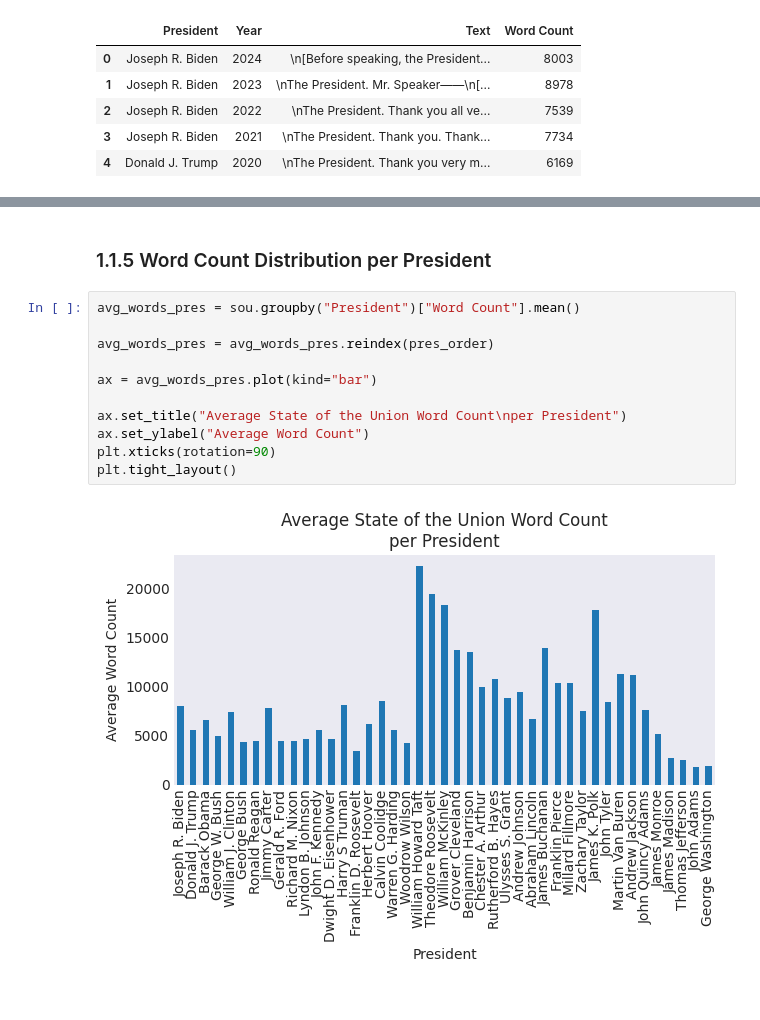
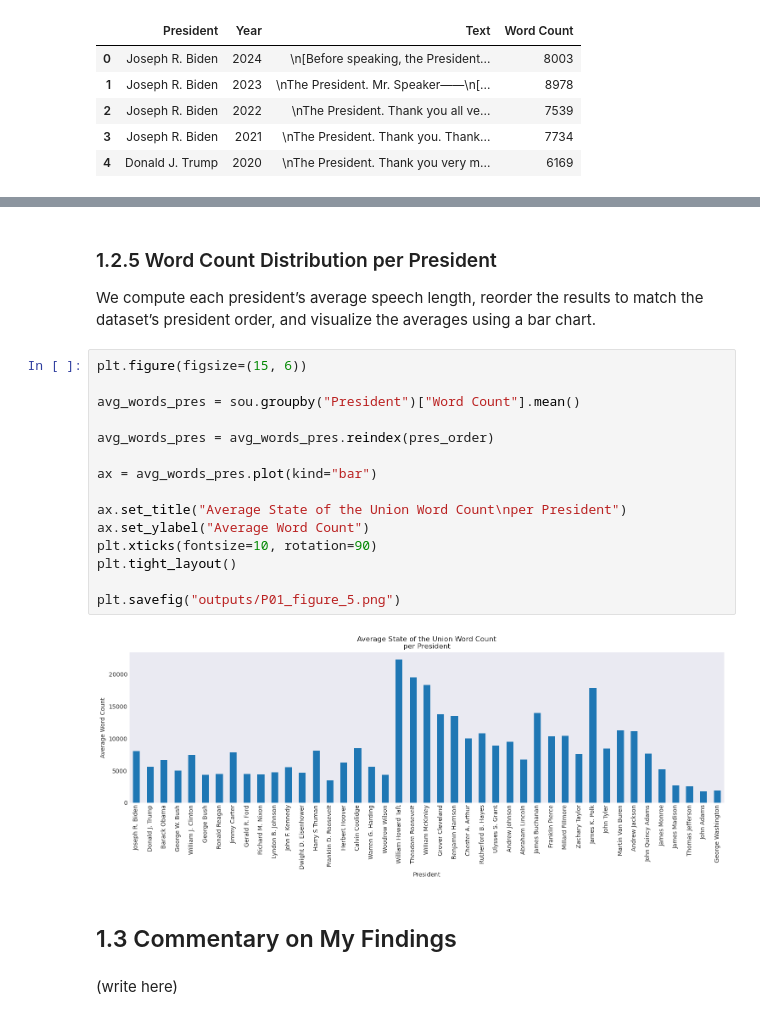
Before and after one commit to UCB-stat-159-f25/proj02-group23, a Jupyter notebook: nlp-P01.ipynb, the cells around one changed output, grey strips where cells are left out. Drawn from its saved outputs; the diff is of its cells as text.

```diff
--- a/nlp-P01.ipynb
+++ b/nlp-P01.ipynb
@@ -99,15 +121,25 @@ plt.tight_layout()
 # %% [markdown]
-### 1.1.5 Word Count Distribution per President
+### 1.2.5 Word Count Distribution per President
+
+We compute each president’s average speech length, reorder the results to match the dataset’s president order, and visualize the averages using a bar chart.
 # %%
+plt.figure(figsize=(15, 6))
+
 avg_words_pres = sou.groupby("President")["Word Count"].mean()
 
 avg_words_pres = avg_words_pres.reindex(pres_order)
 
 ax = avg_words_pres.plot(kind="bar")
 
 ax.set_title("Average State of the Union Word Count\nper President")
 ax.set_ylabel("Average Word Count")
-plt.xticks(rotation=90)
+plt.xticks(fontsize=10, rotation=90)
 plt.tight_layout()
+
+plt.savefig("outputs/P01_figure_5.png")
 # %% [output]
-[figure, old version]
+[figure, new version]
+# %% [markdown]
+## 1.3 Commentary on My Findings
+# %% [markdown]
+(write here)
```
Also changed, not shown: parts of 13 cells of this notebook.
